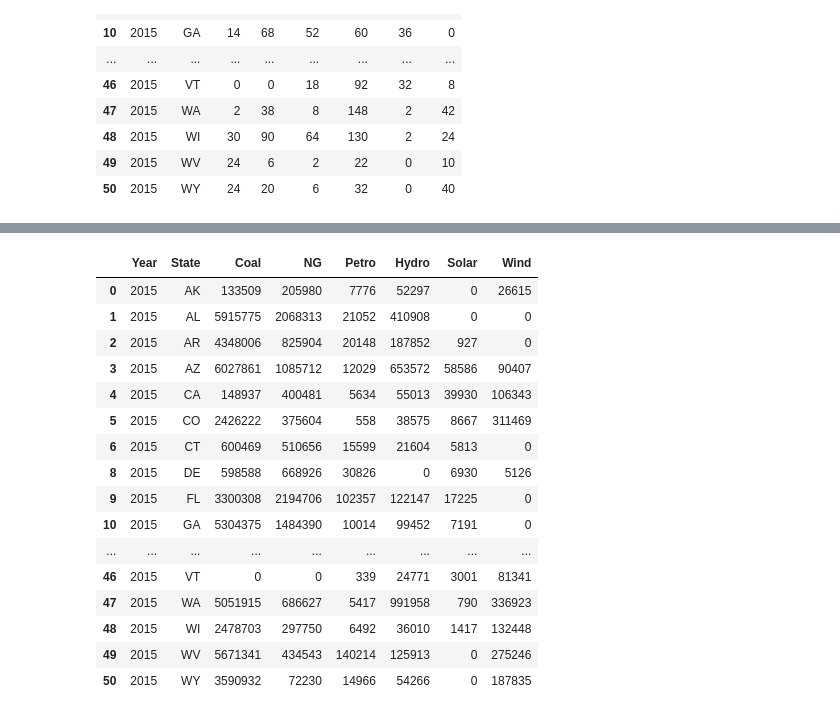
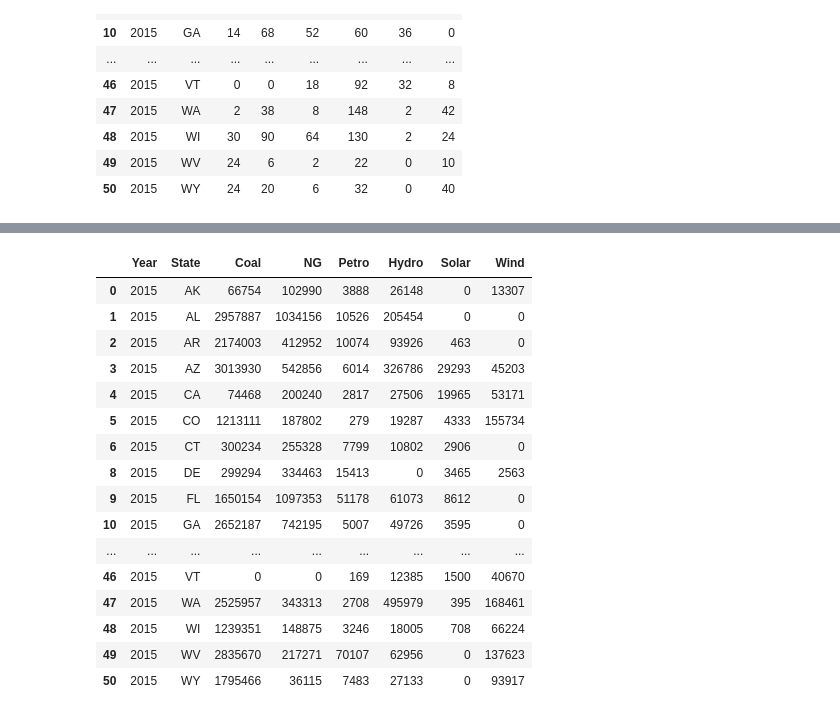
Before and after one commit to tydpan/EASE-Project, a Jupyter notebook: Arranged_Data/plant_list.ipynb, the cells around one changed output, grey strips where cells are left out. Drawn from its saved outputs; the diff is of its cells as text; code cells hidden in the pictures.

Commit message:
avg plant capacity revised

```diff
--- a/Arranged_Data/plant_list.ipynb
+++ b/Arranged_Data/plant_list.ipynb
@@ -84,10 +84,10 @@ final_plants
 | 50 | 2015 | WY | 24 | 20 | 6 | 32 | 0 | 40 |
 # %%
 total_e = pd.read_csv('arranged_esource')
-total_e = total_e.drop(['Unnamed: 0', 'Nuclear', 'Other Biomass', 'Other Gases', 'Pumped Storage', 'Total', 'Wood and Wood Derived Fuels', 'Geothermal', 'Other'],axis = 1)
+total_e = total_e.drop(['Nuclear', 'Other Biomass', 'Other Gases', 'Pumped Storage', 'Total', 'Wood and Wood Derived Fuels', 'Geothermal', 'Other'],axis = 1)
 total_e = total_e.rename(columns = {'Petroleum':'Petro','Natural Gas':'NG','Hydroelectric Conventional':'Hydro','Solar Thermal and Photovoltaic':'Solar'})
 total_e = total_e[['Year', 'State', 'Coal', 'NG', 'Petro', 'Hydro', 'Solar', 'Wind']]
 total_e = total_e[total_e['Year'].isin([2015])].reset_index(drop = True)
-total_e
+total_e.head()
 # %% [output]
 |  | Year | State | Coal | NG | Petro | Hydro | Solar | Wind |
@@ -110,28 +99,28 @@ total_e
 # %%
 average_plant_capacity = pd.DataFrame()
 average_plant_capacity[final_plants.columns[0:2]] = final_plants.iloc[:,0:2]
 average_plant_capacity[final_plants.columns[2:]] = total_e.iloc[:,2:].div(final_plants.iloc[:,2:],axis = 0).fillna(0).astype(int)
-average_plant_capacity = average_plant_capacity.replace(-9223372036854775808, 0)
+average_plant_capacity = average_plant_capacity.replace(-2147483648, 0)
 average_plant_capacity = average_plant_capacity[average_plant_capacity['State'] != 'DC']
 average_plant_capacity
 # %% [output]
 |  | Year | State | Coal | NG | Petro | Hydro | Solar | Wind |
-| 0 | 2015 | AK | 133509 | 205980 | 7776 | 52297 | 0 | 26615 |
-| 1 | 2015 | AL | 5915775 | 2068313 | 21052 | 410908 | 0 | 0 |
-| 2 | 2015 | AR | 4348006 | 825904 | 20148 | 187852 | 927 | 0 |
-| 3 | 2015 | AZ | 6027861 | 1085712 | 12029 | 653572 | 58586 | 90407 |
-| 4 | 2015 | CA | 148937 | 400481 | 5634 | 55013 | 39930 | 106343 |
-| 5 | 2015 | CO | 2426222 | 375604 | 558 | 38575 | 8667 | 311469 |
-| 6 | 2015 | CT | 600469 | 510656 | 15599 | 21604 | 5813 | 0 |
-| 8 | 2015 | DE | 598588 | 668926 | 30826 | 0 | 6930 | 5126 |
-| 9 | 2015 | FL | 3300308 | 2194706 | 102357 | 122147 | 17225 | 0 |
-| 10 | 2015 | GA | 5304375 | 1484390 | 10014 | 99452 | 7191 | 0 |
+| 0 | 2015 | AK | 66754 | 102990 | 3888 | 26148 | 0 | 13307 |
+| 1 | 2015 | AL | 2957887 | 1034156 | 10526 | 205454 | 0 | 0 |
+| 2 | 2015 | AR | 2174003 | 412952 | 10074 | 93926 | 463 | 0 |
+| 3 | 2015 | AZ | 3013930 | 542856 | 6014 | 326786 | 29293 | 45203 |
+| 4 | 2015 | CA | 74468 | 200240 | 2817 | 27506 | 19965 | 53171 |
+| 5 | 2015 | CO | 1213111 | 187802 | 279 | 19287 | 4333 | 155734 |
+| 6 | 2015 | CT | 300234 | 255328 | 7799 | 10802 | 2906 | 0 |
+| 8 | 2015 | DE | 299294 | 334463 | 15413 | 0 | 3465 | 2563 |
+| 9 | 2015 | FL | 1650154 | 1097353 | 51178 | 61073 | 8612 | 0 |
+| 10 | 2015 | GA | 2652187 | 742195 | 5007 | 49726 | 3595 | 0 |
 | ... | ... | ... | ... | ... | ... | ... | ... | ... |
-| 46 | 2015 | VT | 0 | 0 | 339 | 24771 | 3001 | 81341 |
-| 47 | 2015 | WA | 5051915 | 686627 | 5417 | 991958 | 790 | 336923 |
-| 48 | 2015 | WI | 2478703 | 297750 | 6492 | 36010 | 1417 | 132448 |
-| 49 | 2015 | WV | 5671341 | 434543 | 140214 | 125913 | 0 | 275246 |
-| 50 | 2015 | WY | 3590932 | 72230 | 14966 | 54266 | 0 | 187835 |
+| 46 | 2015 | VT | 0 | 0 | 169 | 12385 | 1500 | 40670 |
+| 47 | 2015 | WA | 2525957 | 343313 | 2708 | 495979 | 395 | 168461 |
+| 48 | 2015 | WI | 1239351 | 148875 | 3246 | 18005 | 708 | 66224 |
+| 49 | 2015 | WV | 2835670 | 217271 | 70107 | 62956 | 0 | 137623 |
+| 50 | 2015 | WY | 1795466 | 36115 | 7483 | 27133 | 0 | 93917 |
 # %%
 final_plants.to_csv('final_plants.csv', index = False)
 average_plant_capacity.to_csv('average_plant_capacity.csv' , index = False)
```
Also changed, not shown: parts of 1 cell of this notebook, 1 other file.
